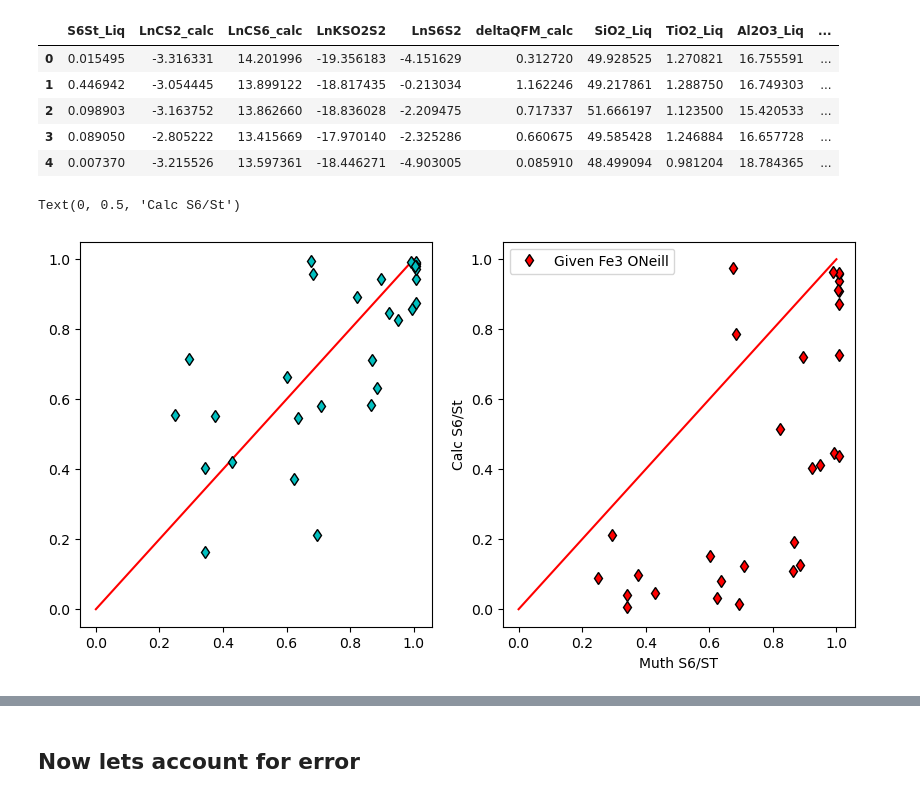
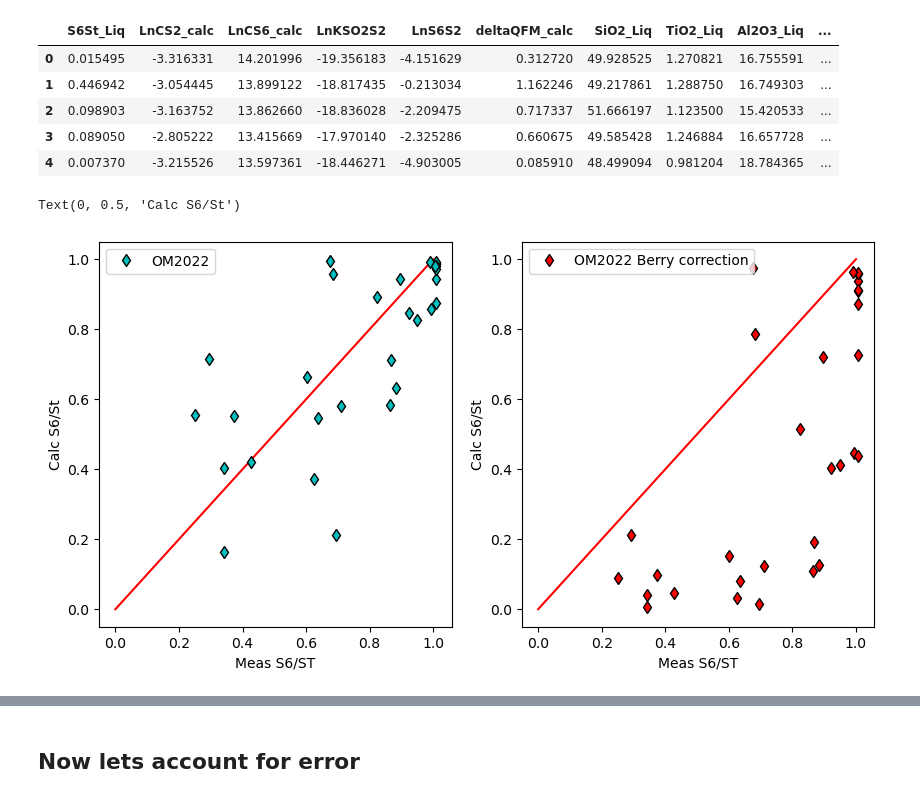
Before and after one commit to PennyWieser/PySulfSat, a Jupyter notebook: docs/Examples/S6_S2_Corrections/CalcS6ST_Muth.ipynb, the cells around one changed output, grey strips where cells are left out. Drawn from its saved outputs; the diff is of its cells as text; code cells hidden in the pictures.

```diff
--- a/docs/Examples/S6_S2_Corrections/CalcS6ST_Muth.ipynb
+++ b/docs/Examples/S6_S2_Corrections/CalcS6ST_Muth.ipynb
@@ -108,23 +100,26 @@ calc_GivenFe3_Berry.head()
 # %%
 fig, (ax1, ax2) = plt.subplots(1, 2, figsize=(10,5))
 ax1.plot([0, 1], [0, 1], '-r')
 ax2.plot([0, 1], [0, 1], '-r')
 
 ax1.plot(df_out['S6+/∑S'],
          calc_GivenFe3_Rep['S6St_Liq'],
-         'dk', mfc='c', label='Given Fe3 ONeill')
+         'dk', mfc='c', label='OM2022')
 
 ax2.plot(df_out['S6+/∑S'],
          calc_GivenFe3_Berry['S6St_Liq'],
-         'dk', mfc='r', label='Given Fe3 ONeill')
+         'dk', mfc='r', label='OM2022 Berry correction')
 
 
-plt.legend()
-plt.xlabel('Muth S6/ST')
-plt.ylabel('Calc S6/St')
+ax1.legend()
+ax2.legend()
+ax1.set_xlabel('Meas S6/ST')
+ax1.set_ylabel('Calc S6/St')
+ax2.set_xlabel('Meas S6/ST')
+ax2.set_ylabel('Calc S6/St')
 # %% [output]
 Text(0, 0.5, 'Calc S6/St')
-[figure, old version]
+[figure, new version]
 # %%
 pt.calculate_R2(df_out['S6+/∑S'],
          calc_GivenFe3_Berry['S6St_Liq'], xy=False)
```
Also changed, not shown: parts of 7 cells of this notebook, 10 other files.
